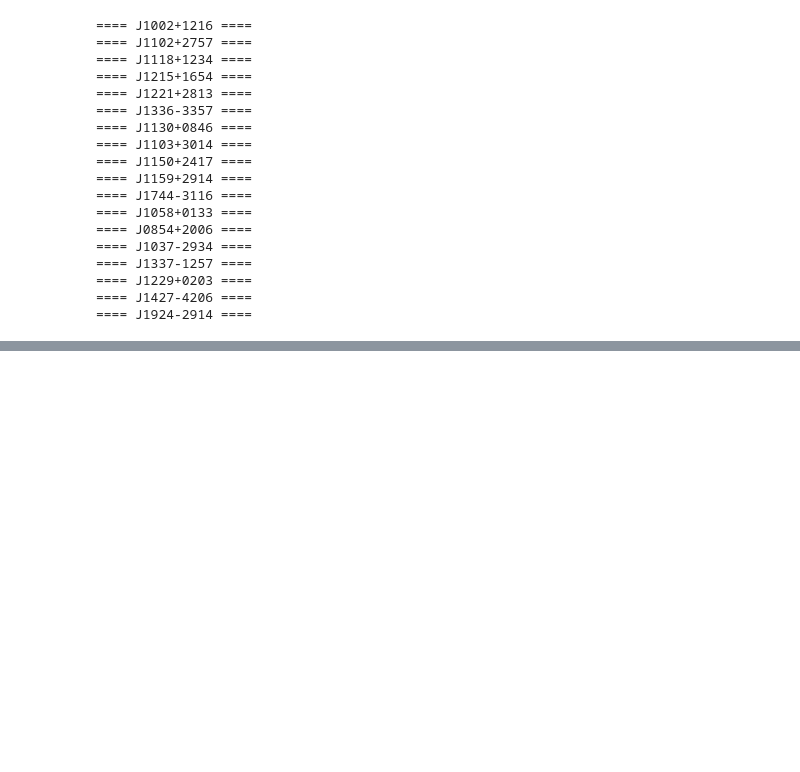
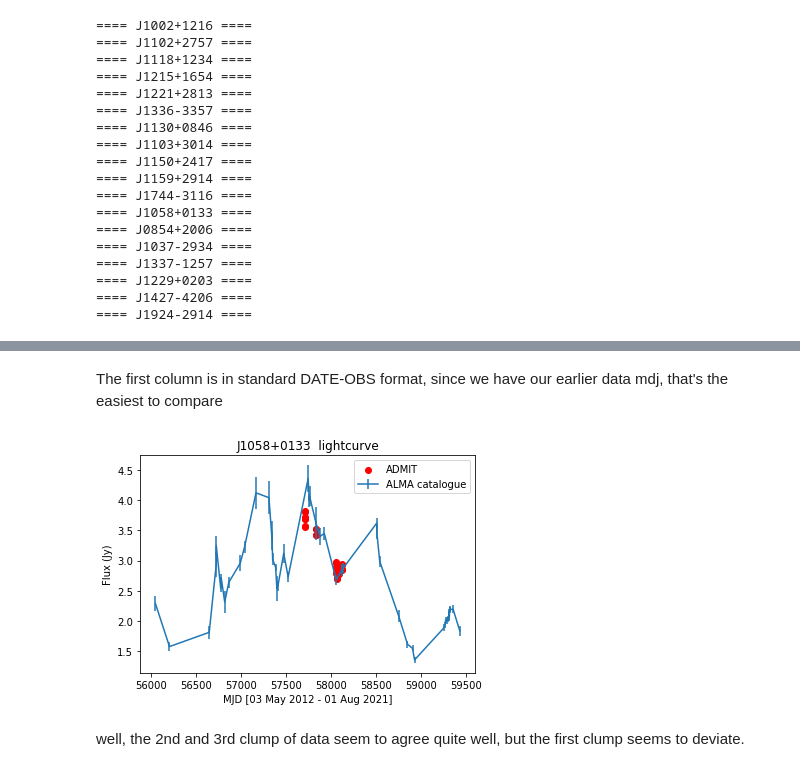
Before and after one commit to teuben/study7, a Jupyter notebook: notebooks/case8.ipynb, the cells around one changed output, grey strips where cells are left out. Cells and saved outputs as stored; diff of their text form; code cells hidden in the pictures; blank space fills up the shorter version.

```diff
--- a/notebooks/case8.ipynb
+++ b/notebooks/case8.ipynb
@@ -141,0 +154,3 @@ for source in p.values:
+# %%
+from astropy.table import Table
+t = Table.read('cal.tab', format="ascii")
@@ -141,0 +177,2 @@ for source in p.values:
+# %% [markdown]
+The first column is in standard DATE-OBS format, since we have our earlier data mdj, that's the easiest to compare
@@ -141,0 +181,19 @@ for source in p.values:
+# %%
+tcal = Time(t['col1']).mjd
+#    also grab the min and max time for plotting in the label
+tcal_min = tcal.min()
+tcal_max = tcal.max()
+
+u0=Time(tcal_min, format='mjd')
+u1=Time(tcal_max, format='mjd')
+# %%
+plt.errorbar(tcal,t['col2'],t['col3'],label="ALMA catalogue")
+plt.scatter(t1['t_min'],t1['flux'],c='red',label='ADMIT')
+plt.xlabel('MJD [%s - %s]' % (u0.strftime('%d %b %Y'),u1.strftime('%d %b %Y')))
+plt.ylabel('Flux (Jy)')
+plt.title('J1058+0133  lightcurve');
+plt.legend();
+# %% [output]
+[figure, added]
+# %% [markdown]
+well, the 2nd and 3rd clump of data seem to agree quite well, but the first clump seems to deviate.
```
Also changed, not shown: parts of 7 cells of this notebook.
